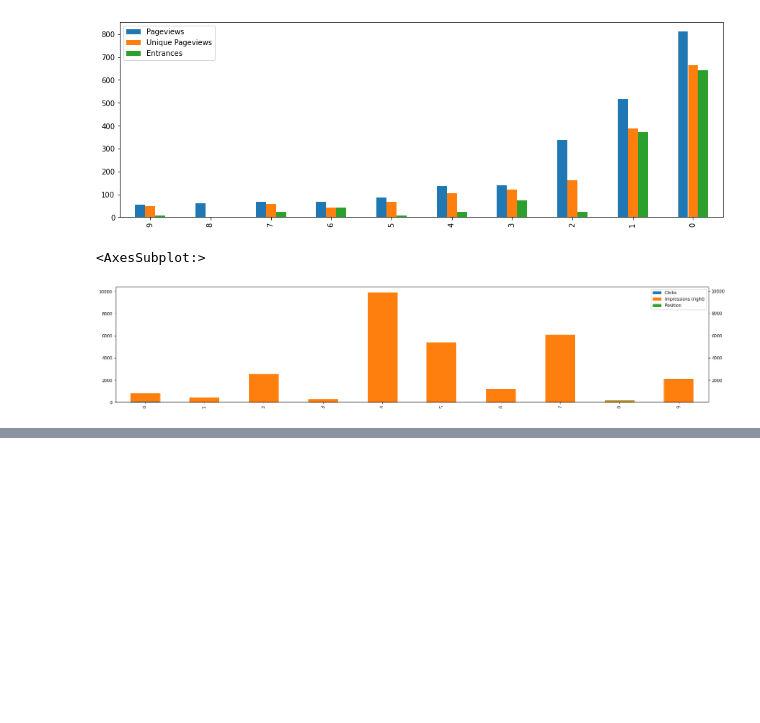
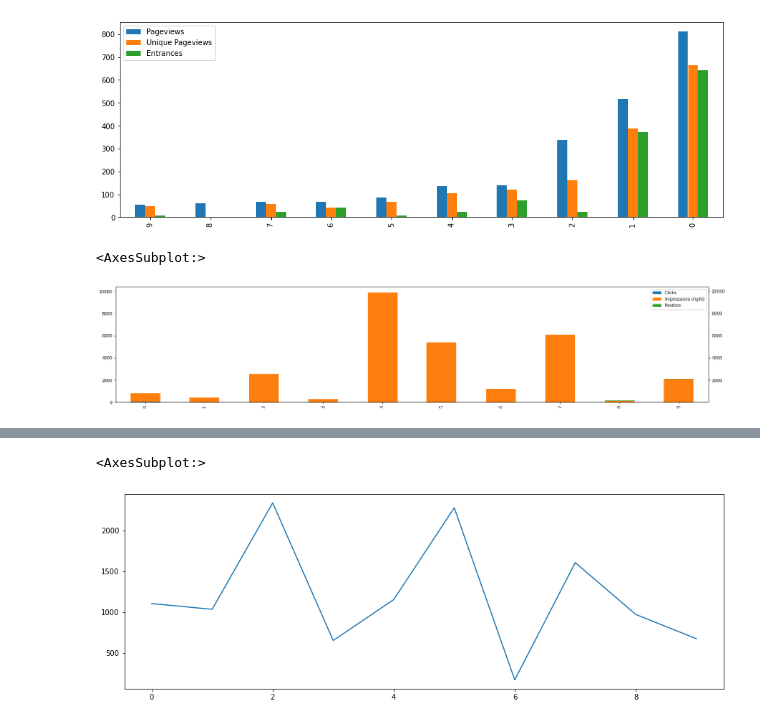
Before and after one commit to Dswade203/marketing-Data-Analysis, a Jupyter notebook: marketing analytics .ipynb, the cells around one changed output, grey strips where cells are left out. Drawn from its saved outputs; the diff is of its cells as text; code cells hidden in the pictures; blank space fills up the shorter version.

```diff
--- a/marketing analytics .ipynb
+++ b/marketing analytics .ipynb
@@ -299,0 +310,6 @@ gsc_country
+# %%
+##Visualising AdWords PPC data
+ppc_data['Cost'][:10].plot(kind='line', figsize=(15,5))
+# %% [output]
+<AxesSubplot:>
+[figure, added]
```
Also changed, not shown: parts of 60 cells of this notebook.
